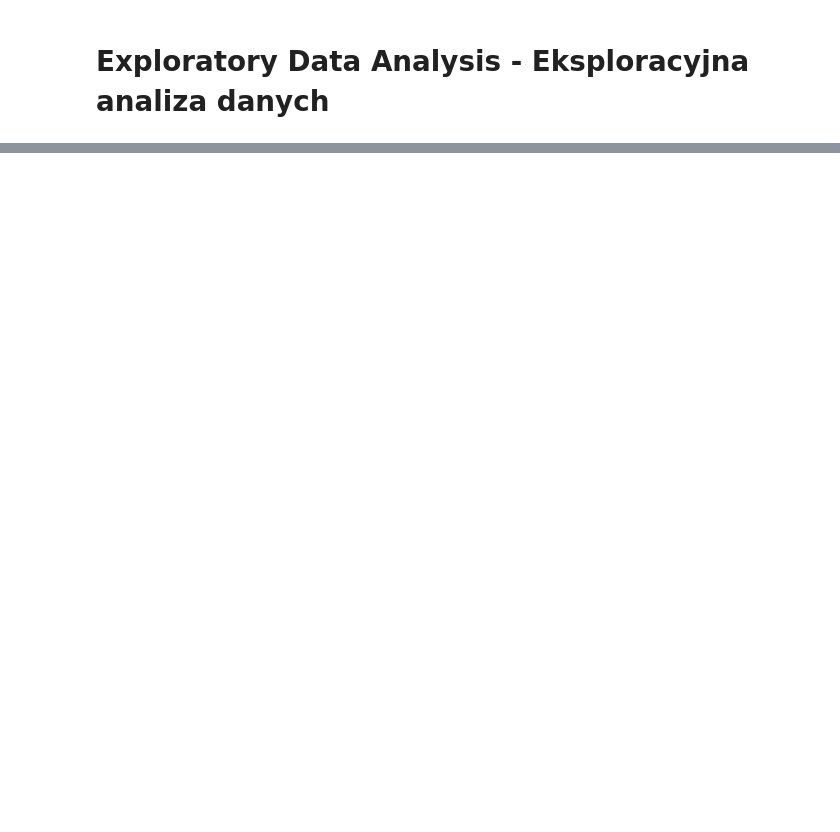
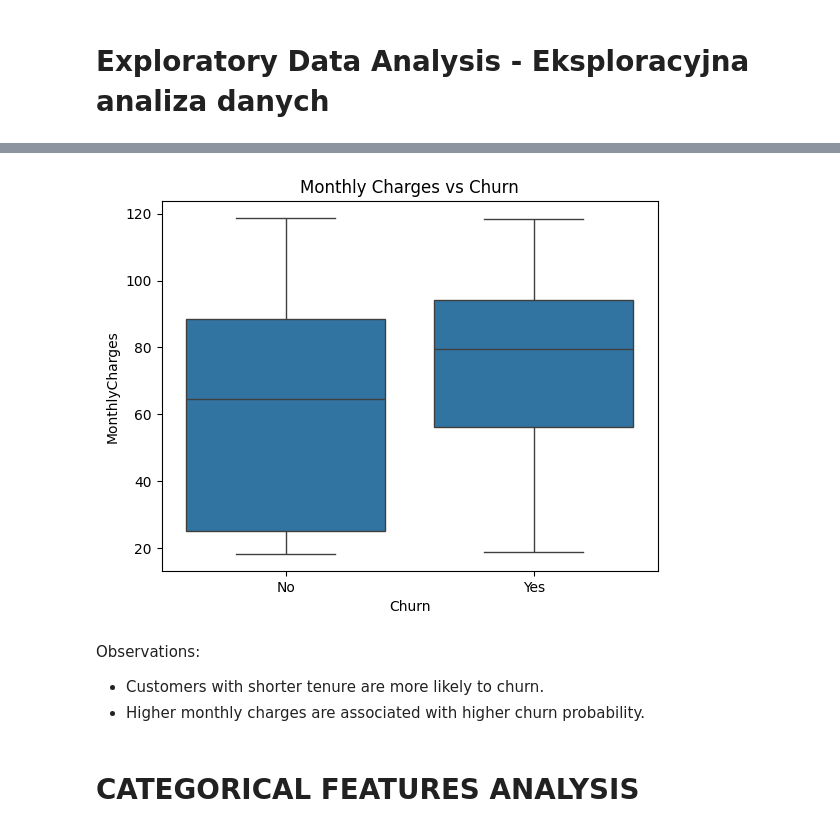
Before and after one commit to MckGr/Churn-prediction-app, a Jupyter notebook: notebooks/01_eda.ipynb, the cells around one changed output, grey strips where cells are left out. Drawn from its saved outputs; the diff is of its cells as text; code cells hidden in the pictures; blank space fills up the shorter version.

```diff
--- a/notebooks/01_eda.ipynb
+++ b/notebooks/01_eda.ipynb
@@ -126,0 +173,12 @@ plt.show()
+# %%
+sns.boxplot(data=df, x="Churn", y="MonthlyCharges")
+plt.title("Monthly Charges vs Churn")
+plt.show()
+# %% [output]
+[figure, added]
+# %% [markdown]
+Observations:
+- Customers with shorter tenure are more likely to churn.
+- Higher monthly charges are associated with higher churn probability.
+# %% [markdown]
+# CATEGORICAL FEATURES ANALYSIS
```
Also changed, not shown: parts of 49 cells of this notebook, 1 other file.
